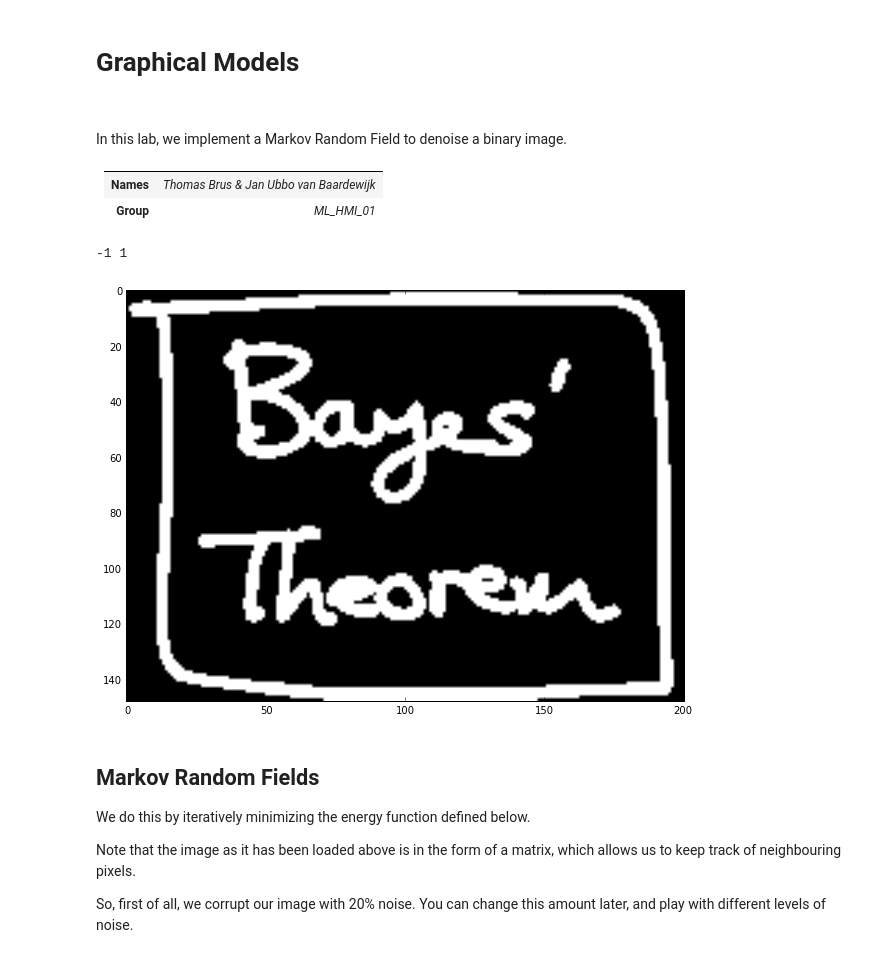
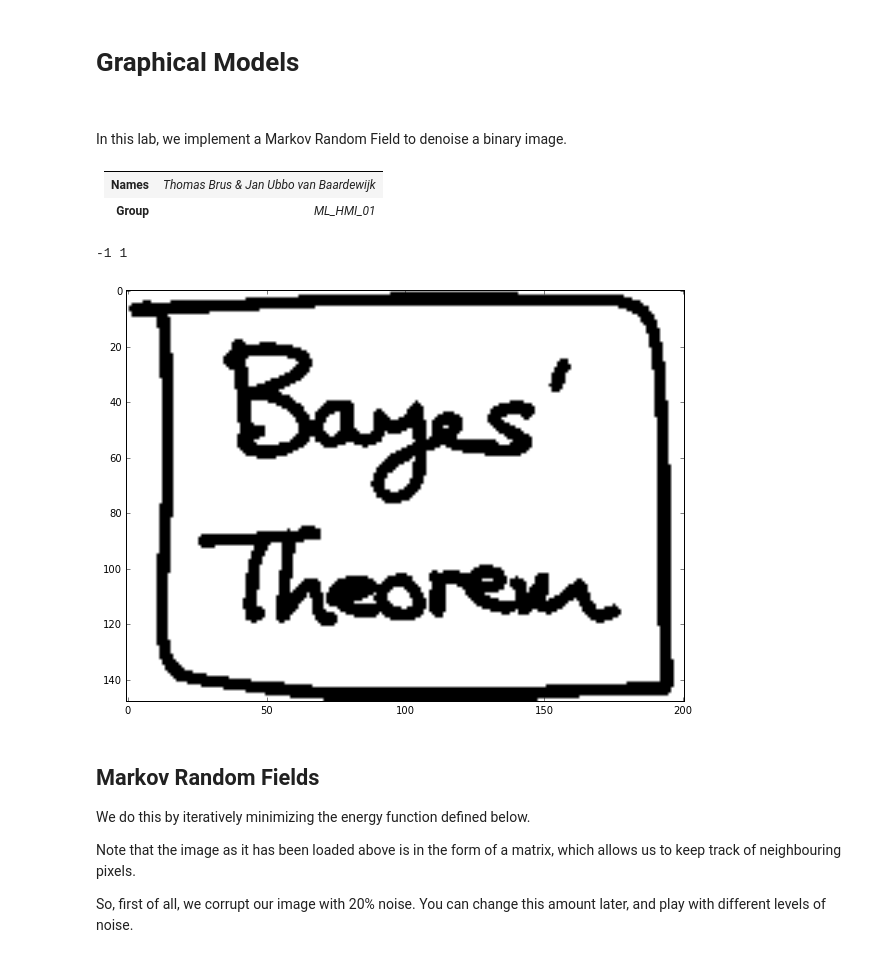
Before and after one commit to thomasbrus/machine-learning, a Jupyter notebook: advanced/practicum/week-1/lab-1.ipynb, the cells around one changed output. Drawn from its saved outputs; the diff is of its cells as text; code cells hidden in the pictures.

```diff
--- a/advanced/practicum/week-1/lab-1.ipynb
+++ b/advanced/practicum/week-1/lab-1.ipynb
@@ -15,29 +15,29 @@ In this lab, we implement a Markov Random Field to denoise a binary image.
 # %%
 %matplotlib inline
 import numpy as np
 import scipy.stats as st
 import scipy.ndimage as ndim
 import matplotlib.pyplot as plt
 import operator
 import pylab
 
 pylab.rcParams['figure.figsize'] = (10.0, 8.0)
 
 # Read in the data:
 im = ndim.imread("figure.png")[3:-3,3:-3]-1 # Remove the bor
-im = -1 + 2 * (im[:,:,1] / 253)
+im = -(-1 + 2*im)
 
 print im.min(), im.max()
-plt.imshow(im, cmap="bone")
+plt.imshow(im,cmap="bone")
 
 def corrupt(im,pFlip = 50):  # Flip one in [pFlip] pixels
     for r in range(im.shape[0]):
         for c in range(im.shape[1]):
-            if np.random.randint(pFlip):
+            if np.random.randint(pFlip)==0:
                 im[r,c] = -im[r,c]
 # %% [output]
 -1 1
-[figure, old version]
+[figure, new version]
 # %% [markdown]
 ## Markov Random Fields
 
```
Also changed, not shown: parts of 5 cells of this notebook.
